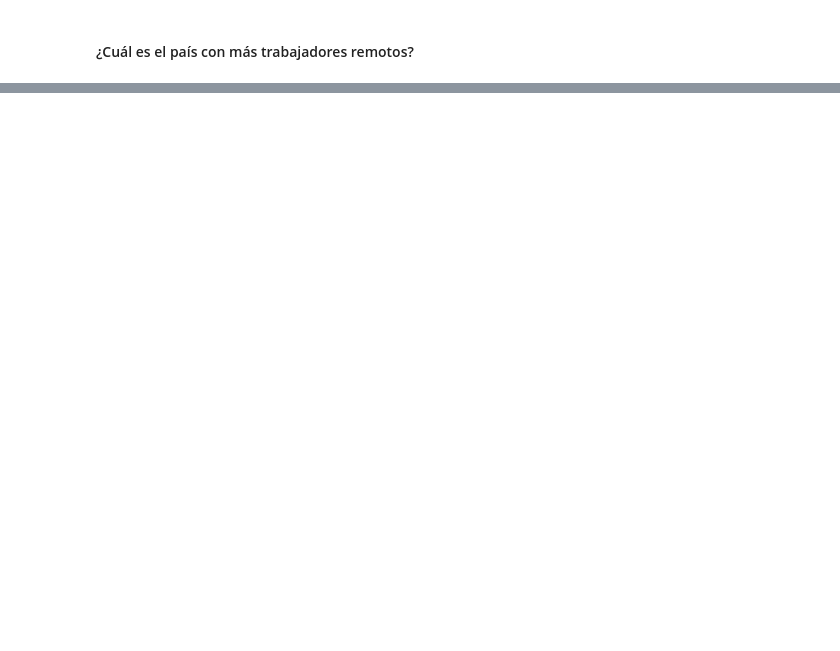
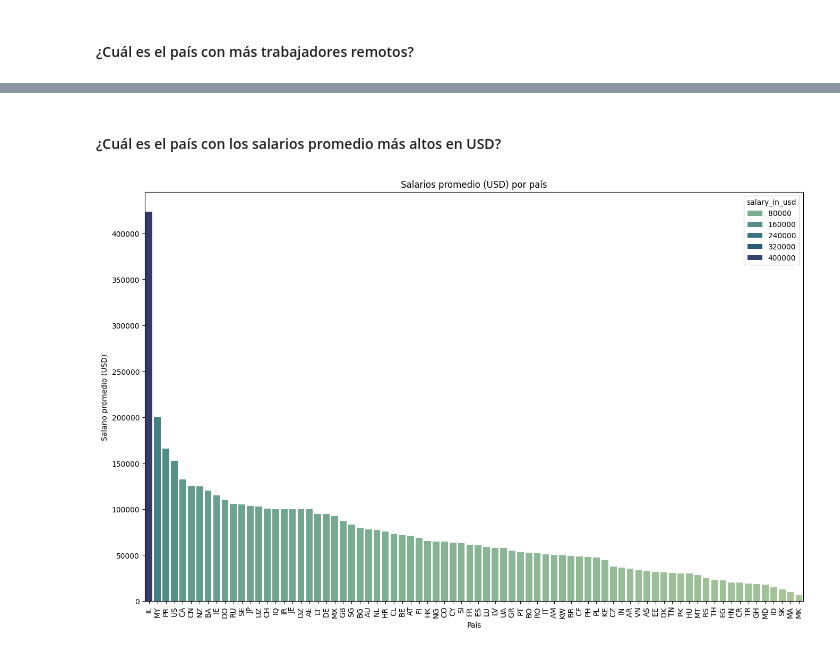
Before and after one commit to DanielaRosero/DataScienceSalary, a Jupyter notebook: notebook.ipynb, the cells around one changed output, grey strips where cells are left out. Drawn from its saved outputs; the diff is of its cells as text; code cells hidden in the pictures; blank space fills up the shorter version.

```diff
--- a/notebook.ipynb
+++ b/notebook.ipynb
@@ -342,0 +346,12 @@ sns.heatmap(corr, annot=True, linewidths=.5, square=True, cmap='Greens');
+# %% [markdown]
+#### ¿Cuál es el país con los salarios promedio más altos en USD?
+# %%
+salario_pais = df.groupby('employee_residence')['salary_in_usd'].mean().sort_values(ascending=False).reset_index()
+plt.figure(figsize=(16,10))
+sns.barplot(data=salario_pais, y='salary_in_usd', x='employee_residence', palette='crest', hue='salary_in_usd').set_title('Salarios promedio (USD) por país')
+plt.xticks(rotation=90)
+plt.xlabel('País')
+plt.ylabel('Salario promedio (USD)')
+plt.show()
+# %% [output]
+[figure, added]
```
Also changed, not shown: parts of 18 cells of this notebook.
